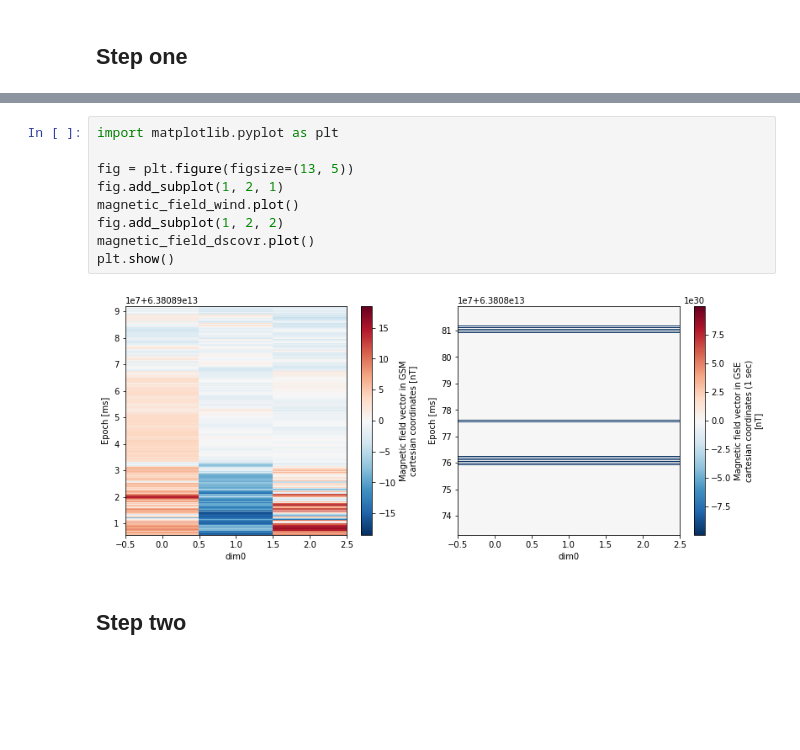
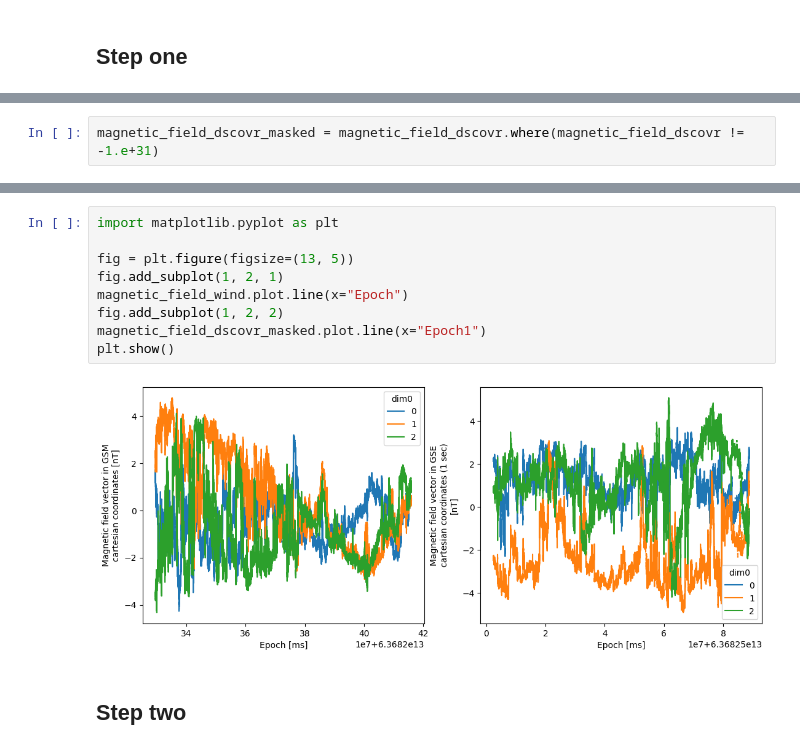
Before and after one commit to zemarchezi/NASASpaceApps, a Jupyter notebook: Read_Dataset.ipynb, the cells around one changed output, grey strips where cells are left out. Saved outputs shown, nothing was run; the diff lists cells and outputs as text; blank space fills up the shorter version.

Commit message:
modify gitignore and visualization of missing data

```diff
--- a/Read_Dataset.ipynb
+++ b/Read_Dataset.ipynb
@@ -87,0 +108,2 @@ magnetic_field_dscovr = dscovr["B1GSE"]
+# %%
+magnetic_field_dscovr_masked = magnetic_field_dscovr.where(magnetic_field_dscovr != -1.e+31)
@@ -88,14 +130,14 @@ magnetic_field_dscovr = dscovr["B1GSE"]
 # %%
 import matplotlib.pyplot as plt
 
 fig = plt.figure(figsize=(13, 5))
 fig.add_subplot(1, 2, 1)
-magnetic_field_wind.plot()
+magnetic_field_wind.plot.line(x="Epoch")
 fig.add_subplot(1, 2, 2)
-magnetic_field_dscovr.plot()
+magnetic_field_dscovr_masked.plot.line(x="Epoch1")
 plt.show()
 # %% [output]
-[figure, old version]
+[figure, new version]
 # %% [markdown]
 ## Step two
 # %% [markdown]
```
Also changed, not shown: parts of 8 cells of this notebook, 1 other file.
